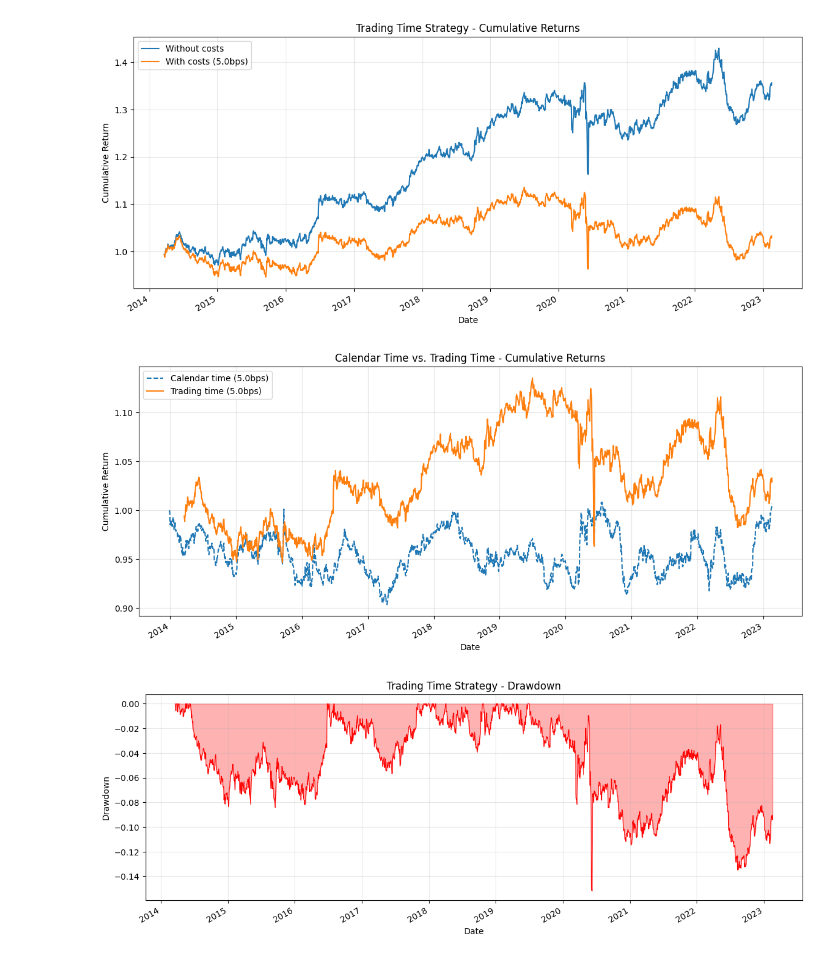
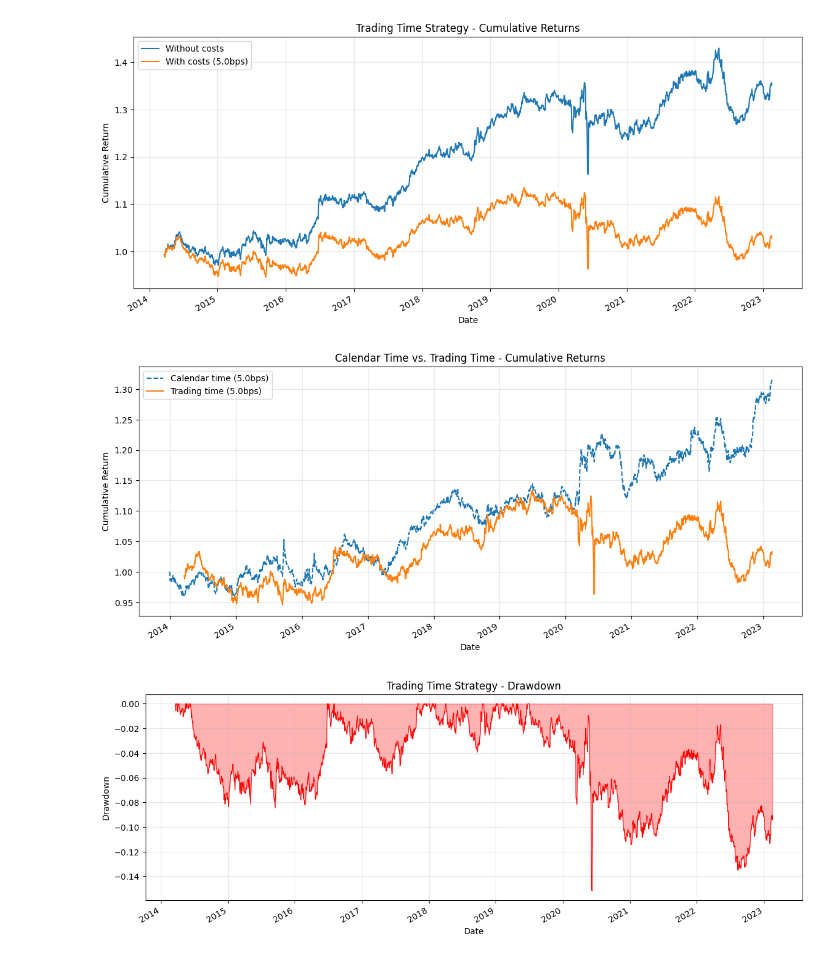
Before and after one commit to GabrielDelhay/FinEng_group6_2, a Jupyter notebook: assignment4_BS/ex4a_notebook.ipynb, the cells around one changed output. Cells and saved outputs as stored; diff of their text form; code cells hidden in the pictures.

Commit message:
with_costs_and_with_bug_fix

```diff
--- a/assignment4_BS/ex4a_notebook.ipynb
+++ b/assignment4_BS/ex4a_notebook.ipynb
@@ -626,7 +626,7 @@ for threshold in opening_thresholds:
     pnl = backtest(
         portfolios=weights_df,
         returns=performance,
-        transaction_costs=tc,
+        transaction_costs=tc
     )
     threshold_results[threshold] = pnl
 
@@ -647,7 +647,7 @@ plt.figure(figsize=(14, 6))
 for threshold, pnl in threshold_results.items():
     plt.plot(pnl, label=f"Threshold: {threshold}")
 
-plt.title("Exercise 3a: Sensitivity Analysis - Opening Thresholds (Modified S-Score, 5bps TC)")
+plt.title("Exercise 3a: Sensitivity Analysis - Opening Thresholds (Modified S-Score, 5bps TC))")
 plt.xlabel("Date")
 plt.ylabel("Cumulative Return")
 plt.legend()
@@ -990,20 +990,20 @@ plt.show()
 # %%
 # Compare calendar time vs trading time (both with 5bps TC)
 plt.figure(figsize=(14, 6))
-cumulative_returns_with_costs.plot(
+cumulative_returns.plot(
     label=f"Calendar time ({transaction_costs * 1e4:.1f}bps)", linewidth=1.5, linestyle="--"
 )
 vol_cumulative_returns_with_costs.plot(
     label=f"Trading time ({transaction_costs * 1e4:.1f}bps)", linewidth=1.5
 )
 plt.xlabel("Date")
 plt.ylabel("Cumulative Return")
 plt.title("Calendar Time vs. Trading Time - Cumulative Returns")
 plt.legend()
 plt.grid(alpha=0.3)
 plt.show()
 # %% [output]
-[figure, old version]
+[figure, new version]
 # %%
 # Plot drawdown
 vol_rolling_max = vol_cumulative_returns_with_costs.cummax()
```
Also changed, not shown: parts of 2 cells of this notebook, 7 other files.
